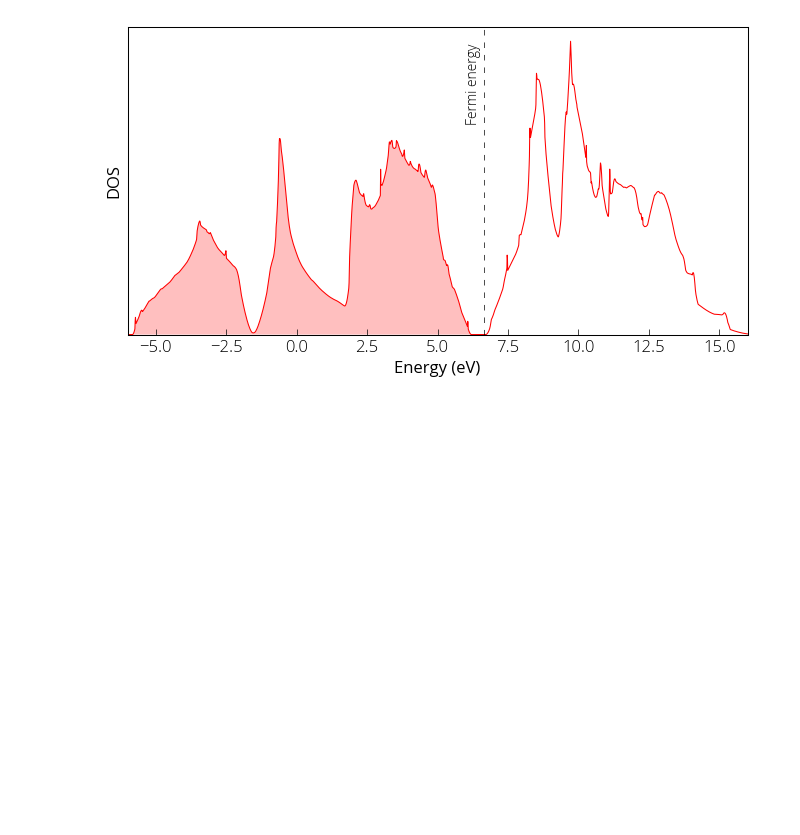
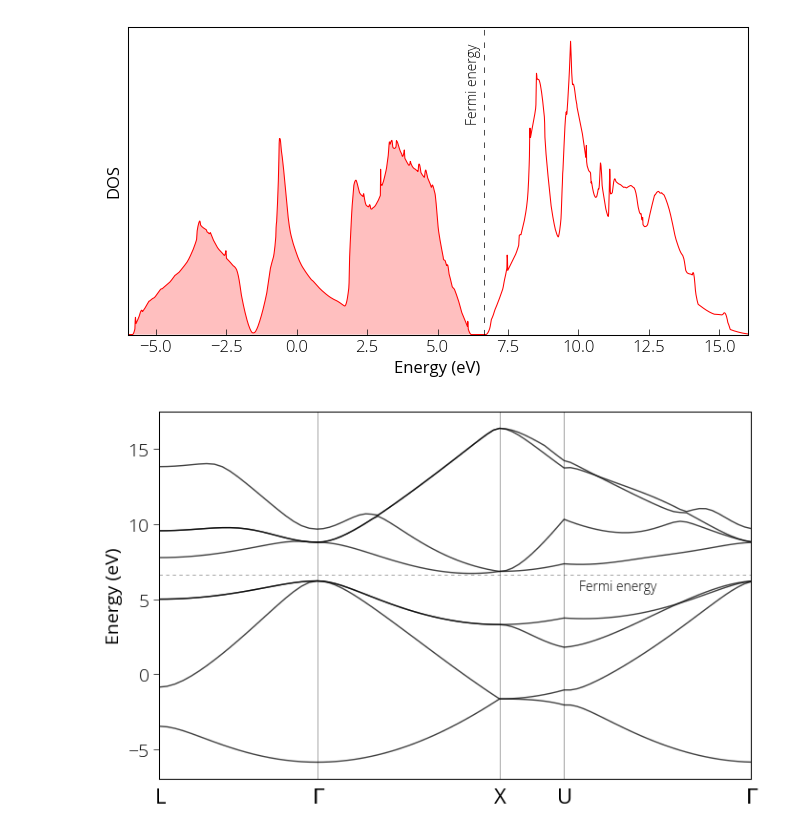
Before and after one commit to pranabdas/espresso, a Jupyter notebook: notebooks/plots.ipynb, the cells around one changed output. Saved outputs shown, nothing was run; the diff lists cells and outputs as text; code cells hidden in the pictures; blank space fills up the shorter version.

Commit message:
new band calculations

```diff
--- a/notebooks/Plots.ipynb
+++ b/notebooks/plots.ipynb
@@ -124,3 +124,7 @@ plt.text(6, 1.7, 'Fermi energy', fontsize= small, rotation=90)
 plt.show();
 # %% [output]
 [figure]
+# %%
+fid = open('../src/silicon/si.bands.dat.gnu', 'r');
+data = fid.readlines();
+fid.close();
@@ -126,0 +180,27 @@ plt.show();
+# %%
+plt.figure(figsize = (8, 5));
+for ii in range(len(line_breaks)-1):
+    if (ii == 0):
+        offset=0;
+    else:
+        offset = 1;
+
+    plt.plot(k[line_breaks[ii]+offset : line_breaks[ii+1]], \
+             e[line_breaks[ii]+offset : line_breaks[ii+1]], \
+             linewidth=1, alpha=0.75, color='k');
+plt.xlim(k[0], k[line_breaks[1]-1]);
+plt.axvline(x=0.8660, linewidth=0.5, color='k', alpha=0.5);
+plt.axvline(x=1.8660, linewidth=0.5, color='k', alpha=0.5);
+plt.axvline(x=2.2196, linewidth=0.5, color='k', alpha=0.5);
+plt.axhline(y=6.6416, linewidth=0.5, color='k', alpha=0.5, linestyle=(0, (5, 5)));
+plt.xticks([]);
+plt.ylabel('Energy (eV)');
+plt.text(2.3, 5.6, 'Fermi energy', fontsize= small);
+plt.gcf().text(0.12, 0.06, 'L', fontsize=16, fontweight='normal');
+plt.gcf().text(0.325, 0.06, '$\Gamma$', fontsize=16, fontweight='normal');
+plt.gcf().text(0.563, 0.06, 'X', fontsize=16, fontweight='normal');
+plt.gcf().text(0.646, 0.06, 'U', fontsize=16, fontweight='normal');
+plt.gcf().text(0.892, 0.06, '$\Gamma$', fontsize=16, fontweight='normal');
+plt.show();
+# %% [output]
+[figure, added]
```
Also changed, not shown: parts of 2 cells of this notebook, 6 other files.
